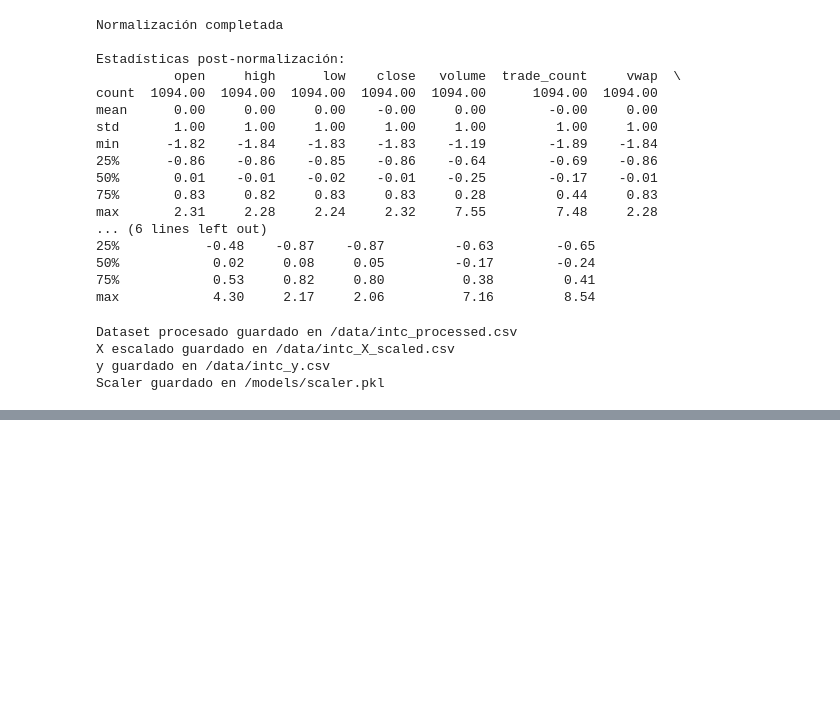
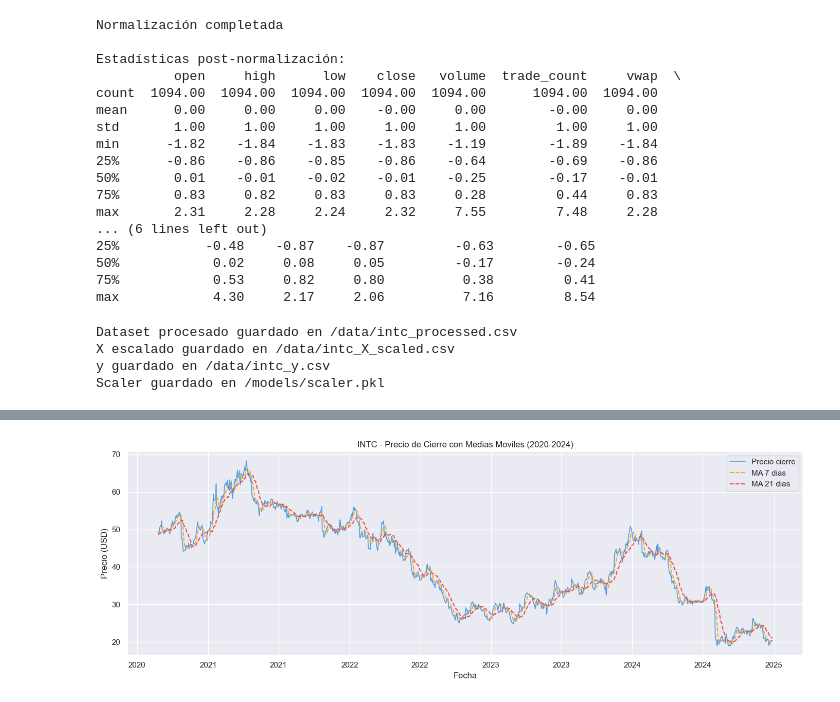
Before and after one commit to JhonERJ1/AprendizajeAutomatico-RegresionLineal, a Jupyter notebook: notebooks/intel_prediction.ipynb, the cells around one changed output, grey strips where cells are left out. Saved outputs shown, nothing was run; the diff lists cells and outputs as text; code cells hidden in the pictures; blank space fills up the shorter version.

```diff
--- a/notebooks/intel_prediction.ipynb
+++ b/notebooks/intel_prediction.ipynb
@@ -242,3 +242,24 @@ y guardado en /data/intc_y.csv
 Scaler guardado en /models/scaler.pkl
 # %%
 #Aqui Empieza Oswaldo con el punto 2
+# %%
+# EDA | Gráficas analíticas del dataset
+# Importamos las librerias que necesitamos para el analisis visual
+# pandas y numpy ya estan cargados desde la parte anterior
+
+import matplotlib.pyplot as plt
+import matplotlib.dates as mdates
+import seaborn as sns
+import os
+
+# Ajustamos el estilo visual igual al que uso Jonathan
+sns.set_theme(style="darkgrid")
+plt.rcParams["figure.figsize"] = (14, 5)
+
+# Carpeta donde se van a guardar las graficas
+os.makedirs("../plots", exist_ok=True)
+
+# Verificamos que el df sigue disponible con todas sus columnas
+print(f"Registros disponibles: {df.shape[0]}")
+print(f"Columnas: {df.columns.tolist()}")
+df.head()
@@ -244,0 +322,25 @@ Scaler guardado en /models/scaler.pkl
+# %%
+#Gráfica 1 — Precio de cierre con medias móviles
+# Graficamos el precio historico de INTC junto a las medias moviles
+# ma_7 y ma_21 fueron calculadas en el preprocesamiento por Jonathan
+# Nos ayudan a ver la tendencia general del precio en el tiempo
+
+fig, ax = plt.subplots(figsize=(14, 5))
+
+ax.plot(df.index, df["close"], color="#4C9BE8", linewidth=1.2, label="Precio cierre")
+ax.plot(df.index, df["ma_7"],  color="#F5A623", linewidth=1.5,
+        linestyle="--", label="MA 7 dias")
+ax.plot(df.index, df["ma_21"], color="#E84C4C", linewidth=1.5,
+        linestyle="--", label="MA 21 dias")
+
+ax.set_title("INTC - Precio de Cierre con Medias Moviles (2020-2024)")
+ax.set_xlabel("Fecha")
+ax.set_ylabel("Precio (USD)")
+ax.legend()
+ax.xaxis.set_major_formatter(mdates.DateFormatter("%Y"))
+
+plt.tight_layout()
+plt.savefig("../plots/01_precio_ma.png", dpi=150)
+plt.show()
+# %% [output]
+[figure, added]
```
Also changed, not shown: parts of 12 cells of this notebook, 8 other files.
